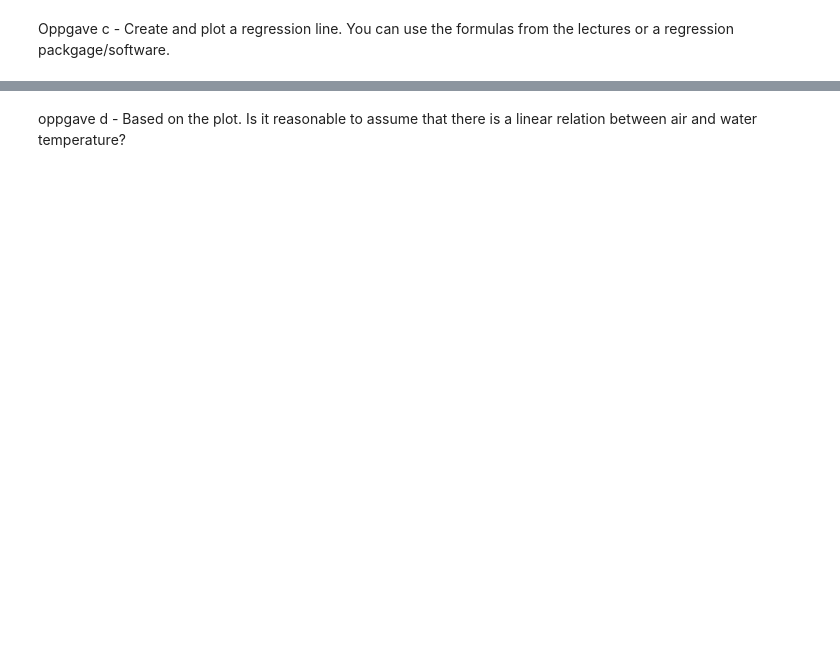
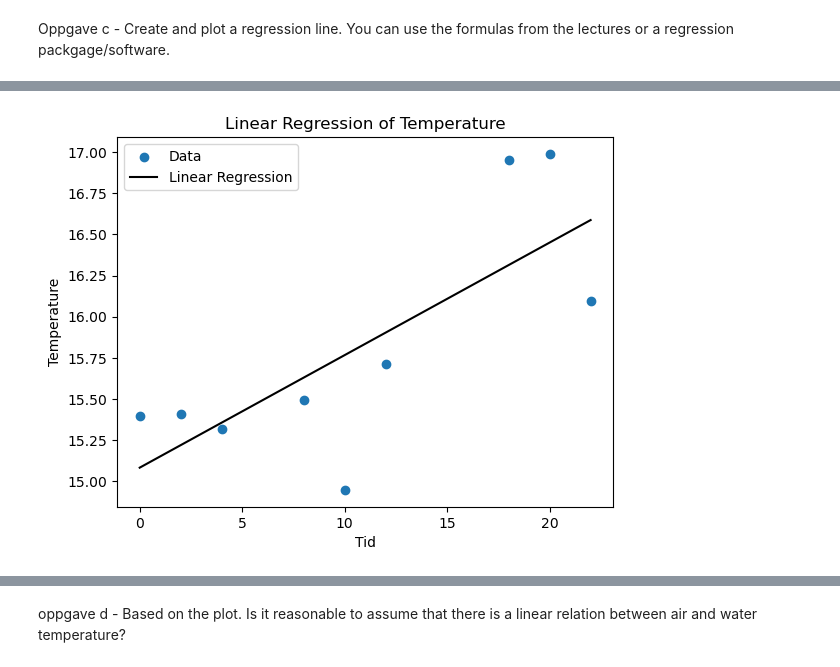
Before and after one commit to 591118/ADA501, a Jupyter notebook: ex2uke2.ipynb, the cells around one changed output, grey strips where cells are left out. Saved outputs shown, nothing was run; the diff lists cells and outputs as text; code cells hidden in the pictures; blank space fills up the shorter version.

```diff
--- a/ex2uke2.ipynb
+++ b/ex2uke2.ipynb
@@ -155,0 +263,19 @@ packgage/software.
+# %%
+slope2, intercept2, r_value, p_value, std_err = linregress(x, y2)
+
+# Create a scatter plot of the data points
+plt.scatter(x, y2, label='Data')
+
+# Calculate the y-values of the linear regression line
+regression_line2 = slope2 * x + intercept2
+
+# Plot the linear regression line
+plt.plot(x, regression_line2, color='black', label='Linear Regression')
+
+plt.xlabel('Tid')
+plt.ylabel('Temperature')
+plt.title('Linear Regression of Temperature')
+plt.legend()
+plt.show()
+# %% [output]
+[figure, added]
```
Also changed, not shown: parts of 18 cells of this notebook, 1 other file.
